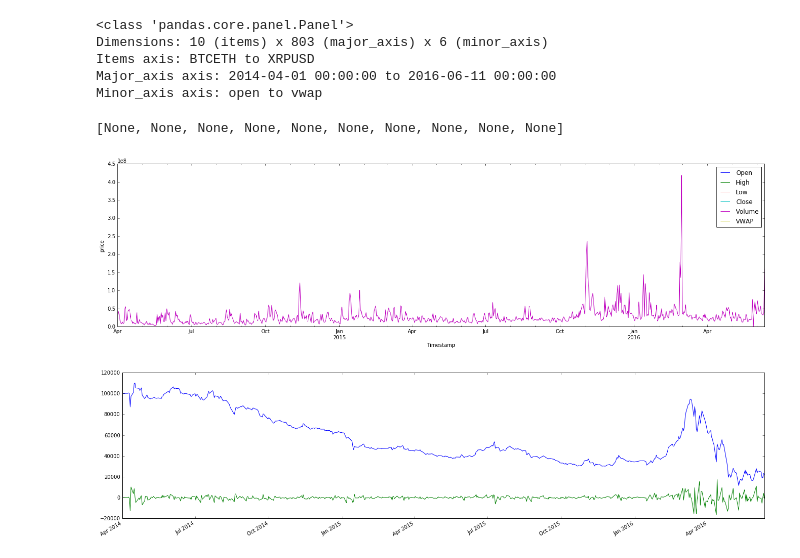
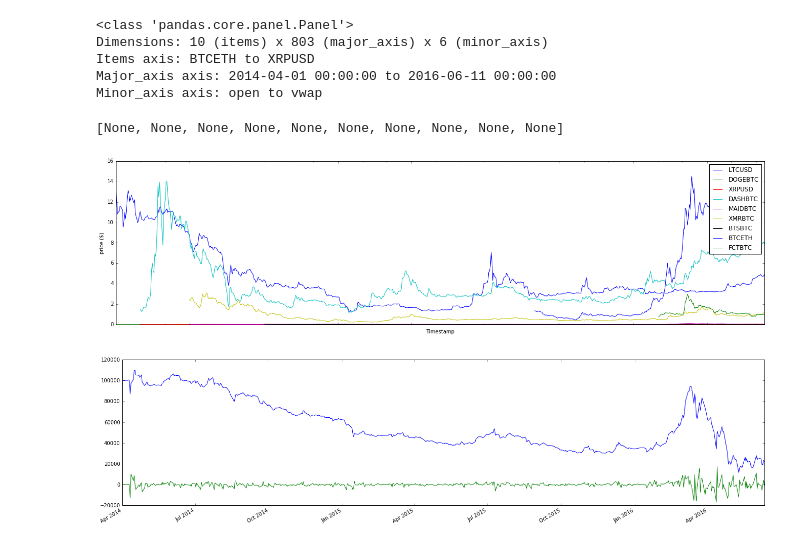
Before and after one commit to jmahhh/cryptoETF, a Jupyter notebook: test.ipynb, the cells around one changed output. Cells and saved outputs as stored; diff of their text form; code cells hidden in the pictures.

```diff
--- a/test.ipynb
+++ b/test.ipynb
@@ -72,14 +72,23 @@ import matplotlib.pyplot as plt
 # %%
 ax1 = plt.subplot(621)
 # del dictData['BTCUSD']['Volume']
-dictData['BTCUSD'].plot(ax=ax1)
-plt.ylabel('price')
+# dictData['BTCUSD']['Volume']
+# SEE https://stats.stackexchange.com/questions/19426/scaling-data-that-are-on-different-scales-for-a-graph
+# ax2 = ax1.twinx()
+for x in array:
+    if x == 'BTCUSD':
+        # dictData[x]['VWAP'].plot(ax=ax2,label=str(x))
+        pass
+    else:
+        dictData[x]['VWAP'].plot(ax=ax1,label=str(x))
+plt.ylabel('price ($)')
 # ax1.lines.pop(4)
 plt.gcf().set_size_inches(50,40)
-plt.setp(ax1.get_xticklabels(), visible=True)
+plt.legend()
+plt.setp(ax1.get_xticklabels(), visible=False)
 # %% [output]
 [None, None, None, None, None, None, None, None, None, None]
-[figure, old version]
+[figure, new version]
 # %%
 # ACTUAL ETF BACKTESTING
 
```
